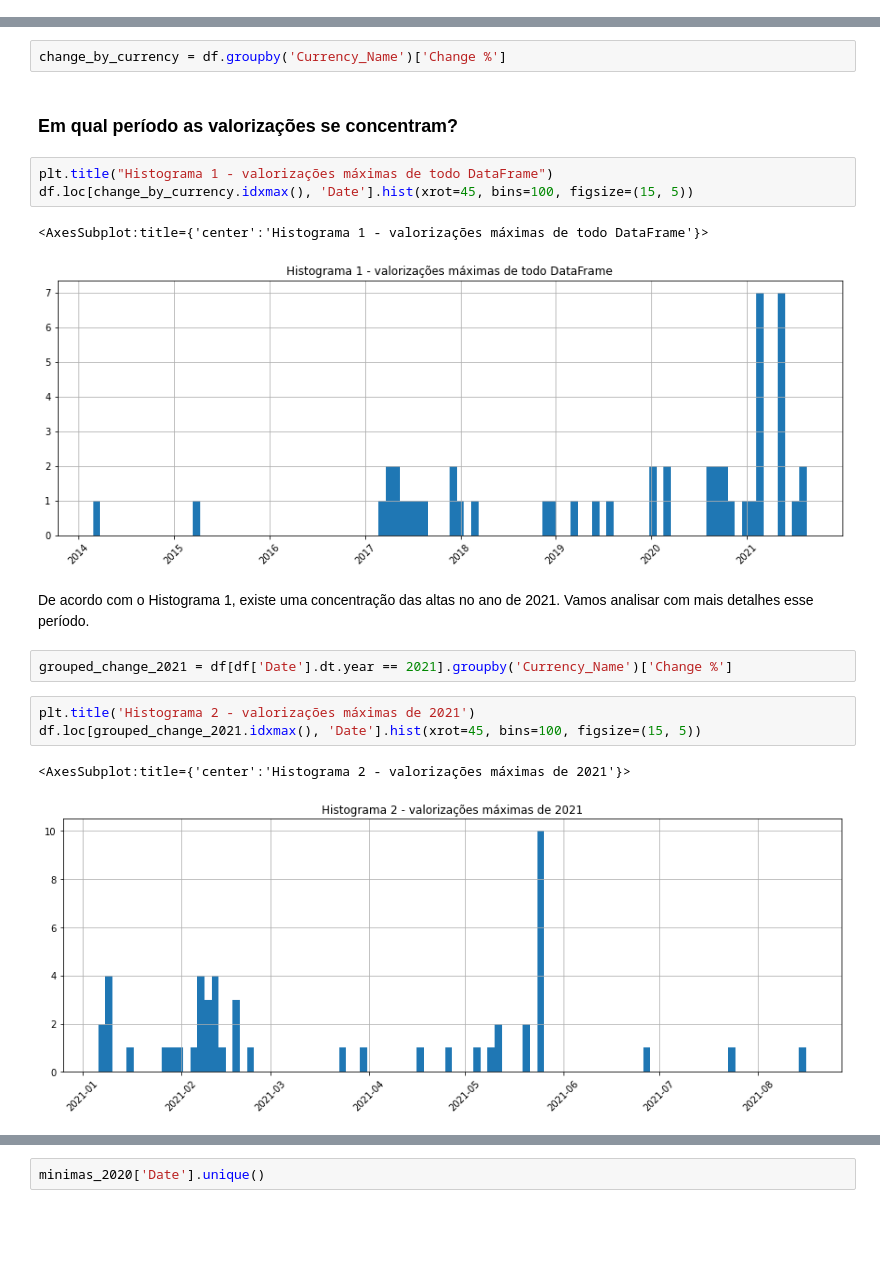
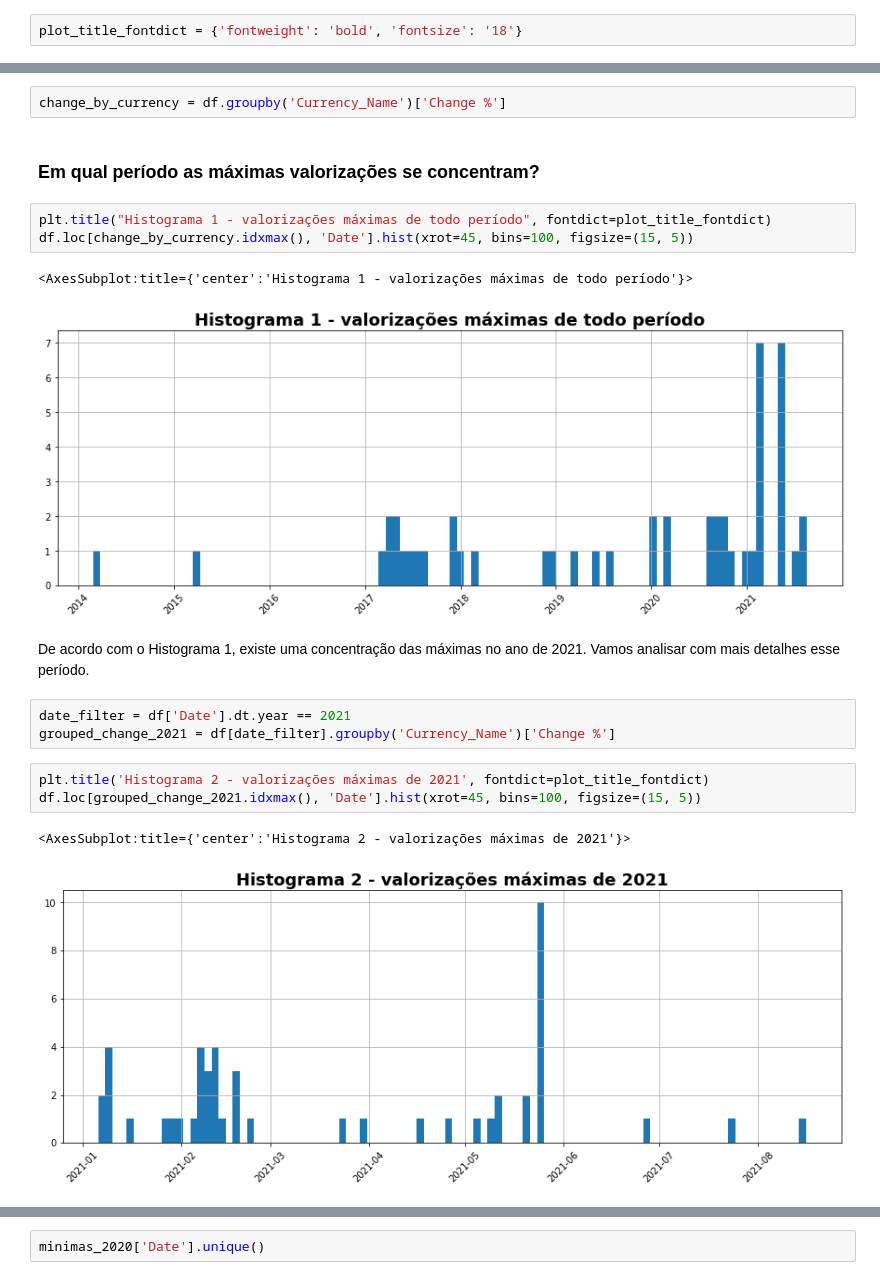
Before and after one commit to Aledosim/CryptocurrenciesMaxMin, a Jupyter notebook: notebooks/Cryptocurrencies.ipynb, the cells around one changed output, grey strips where cells are left out. Drawn from its saved outputs; the diff is of its cells as text; blank space fills up the shorter version.

```diff
--- a/notebooks/Cryptocurrencies.ipynb
+++ b/notebooks/Cryptocurrencies.ipynb
@@ -4,6 +5,8 @@ import matplotlib.pyplot as plt
 from adjustText import adjust_text
 # %%
 df = pd.read_csv('../data/All_combined.csv', parse_dates=['Date'], dtype={'Currency_Name': pd.StringDtype()})
+# %%
+plot_title_fontdict = {'fontweight': 'bold', 'fontsize': '18'}
 # %% [markdown]
 # Análise inicial
 # %% [markdown]
@@ -53,21 +56,22 @@ Length: 50, dtype: string
 # %%
 change_by_currency = df.groupby('Currency_Name')['Change %']
 # %% [markdown]
-### Em qual período as valorizações se concentram?
+### Em qual período as máximas valorizações se concentram?
 # %%
-plt.title("Histograma 1 - valorizações máximas de todo DataFrame")
+plt.title("Histograma 1 - valorizações máximas de todo período", fontdict=plot_title_fontdict)
 df.loc[change_by_currency.idxmax(), 'Date'].hist(xrot=45, bins=100, figsize=(15, 5))
 # %% [output]
-<AxesSubplot:title={'center':'Histograma 1 - valorizações máximas de todo DataFrame'}>
+<AxesSubplot:title={'center':'Histograma 1 - valorizações máximas de todo período'}>
-[figure, old version]
+[figure, new version]
 # %% [markdown]
-De acordo com o Histograma 1, existe uma concentração das altas no ano de 2021. Vamos analisar com mais detalhes esse período.
+De acordo com o Histograma 1, existe uma concentração das máximas no ano de 2021. Vamos analisar com mais detalhes esse período.
 # %%
-grouped_change_2021 = df[df['Date'].dt.year == 2021].groupby('Currency_Name')['Change %']
+date_filter = df['Date'].dt.year == 2021
+grouped_change_2021 = df[date_filter].groupby('Currency_Name')['Change %']
 # %%
-plt.title('Histograma 2 - valorizações máximas de 2021')
+plt.title('Histograma 2 - valorizações máximas de 2021', fontdict=plot_title_fontdict)
 df.loc[grouped_change_2021.idxmax(), 'Date'].hist(xrot=45, bins=100, figsize=(15, 5))
 # %% [output]
 <AxesSubplot:title={'center':'Histograma 2 - valorizações máximas de 2021'}>
-[figure, old version]
+[figure, new version]
 # %% [markdown]
```
Also changed, not shown: parts of 37 cells of this notebook.
